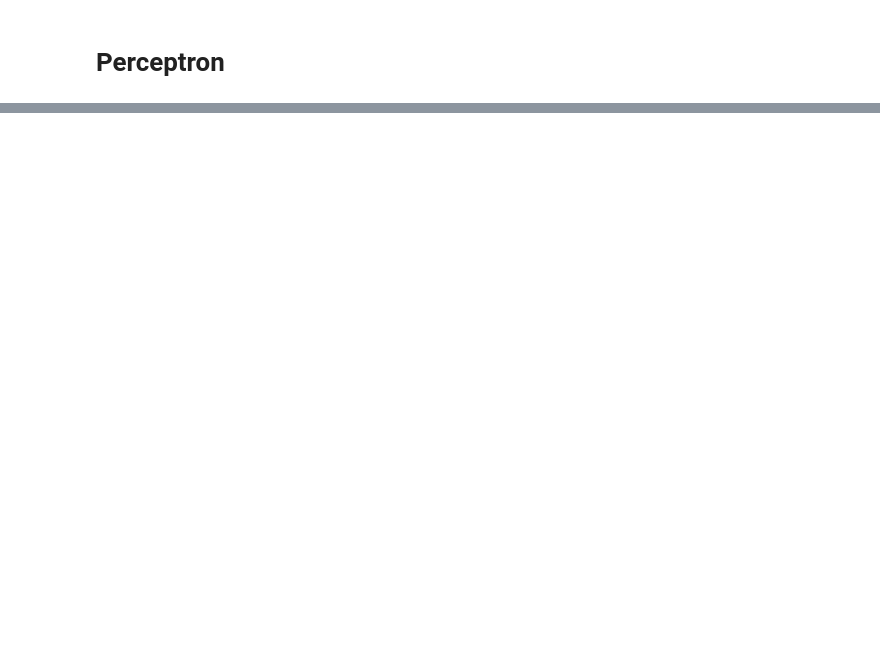
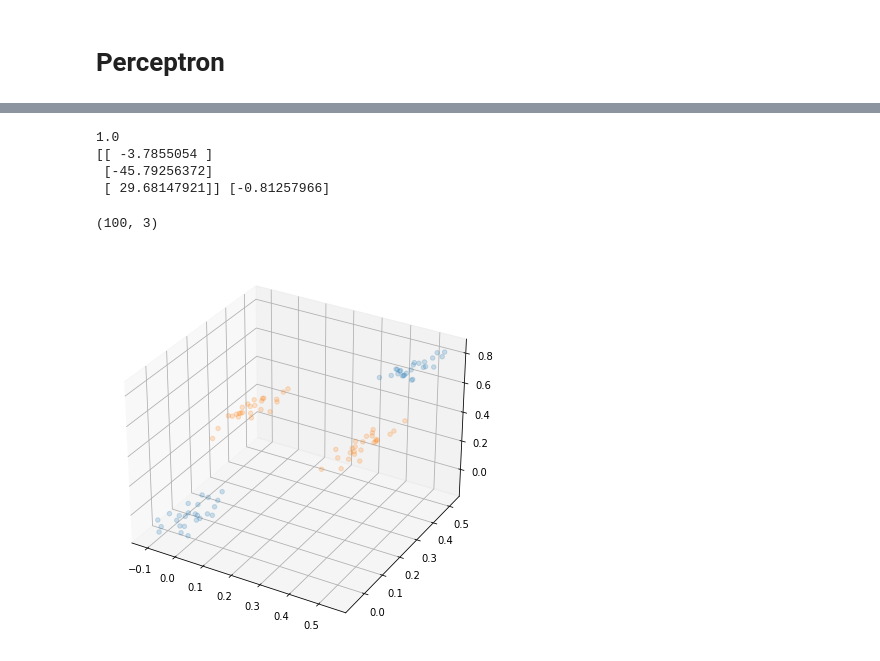
Before and after one commit to fboldt/aulasann, a Jupyter notebook: perceptron-xor.ipynb, the cells around one changed output, grey strips where cells are left out. Drawn from its saved outputs; the diff is of its cells as text; code cells hidden in the pictures; blank space fills up the shorter version.

```diff
--- a/perceptron-xor.ipynb
+++ b/perceptron-xor.ipynb
@@ -141,0 +154,23 @@ else:
+# %%
+elm = ExtremeLearningMachine()
+elm.fit(X, y)
+ypred = elm.predict(X)
+print(sum(y == ypred)/len(y))
+print(elm.w[1:], elm.w[0])
+# %% [output]
+1.0
+[[ -3.7855054 ]
+ [-45.79256372]
+ [ 29.68147921]] [-0.81257966]
+# %%
+Xnew = elm.activation(np.matmul(X,elm.wih))
+print(Xnew.shape)
+
+fig = plt.figure(figsize=(7,7))
+ax = fig.add_subplot(projection='3d')
+
+for k in set(y):
+    ax.scatter3D(Xnew[:,0][y==k],Xnew[:,1][y==k],Xnew[:,2][y==k], marker='o', alpha=0.2)
+# %% [output]
+(100, 3)
+[figure, added]
```
Also changed, not shown: parts of 8 cells of this notebook, 2 other files.
